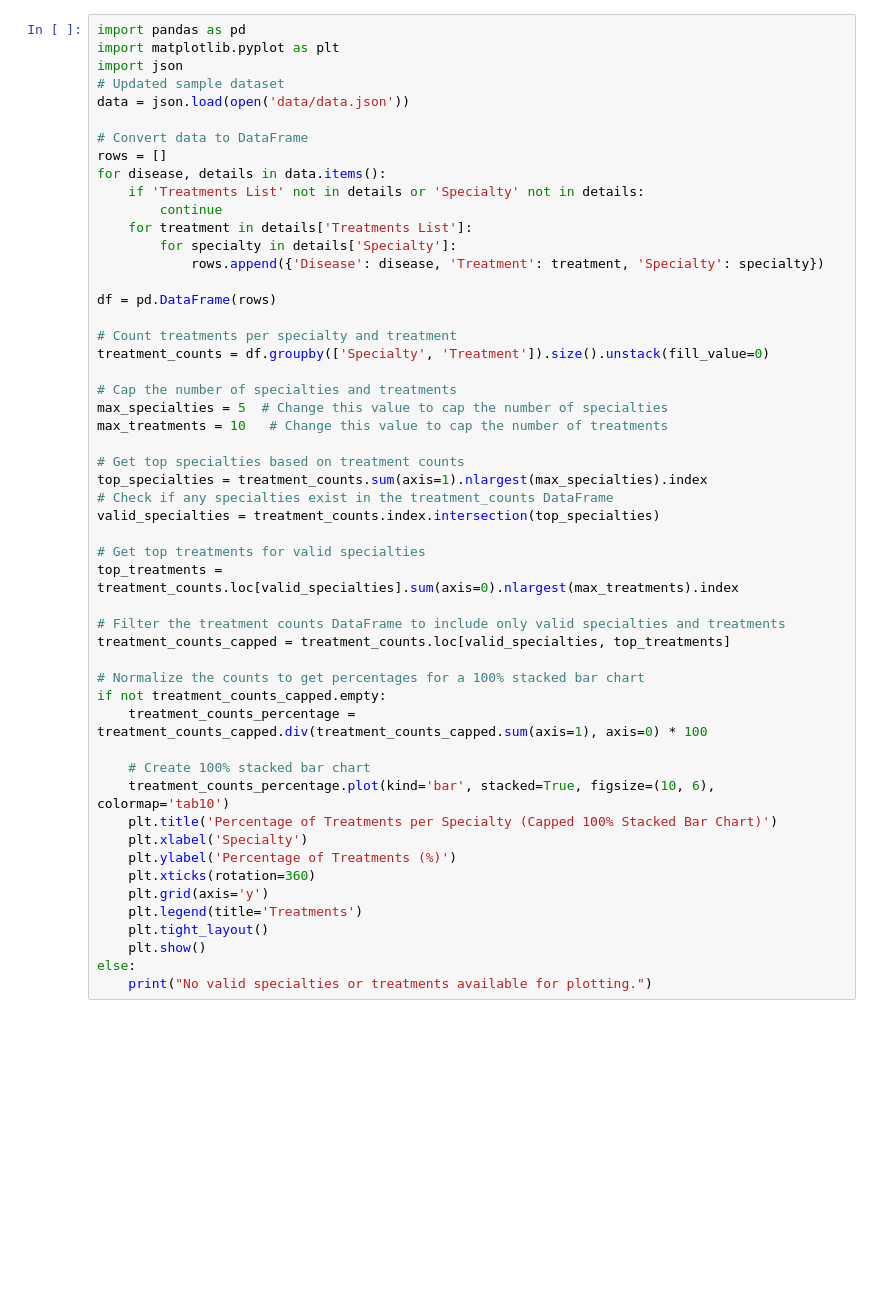
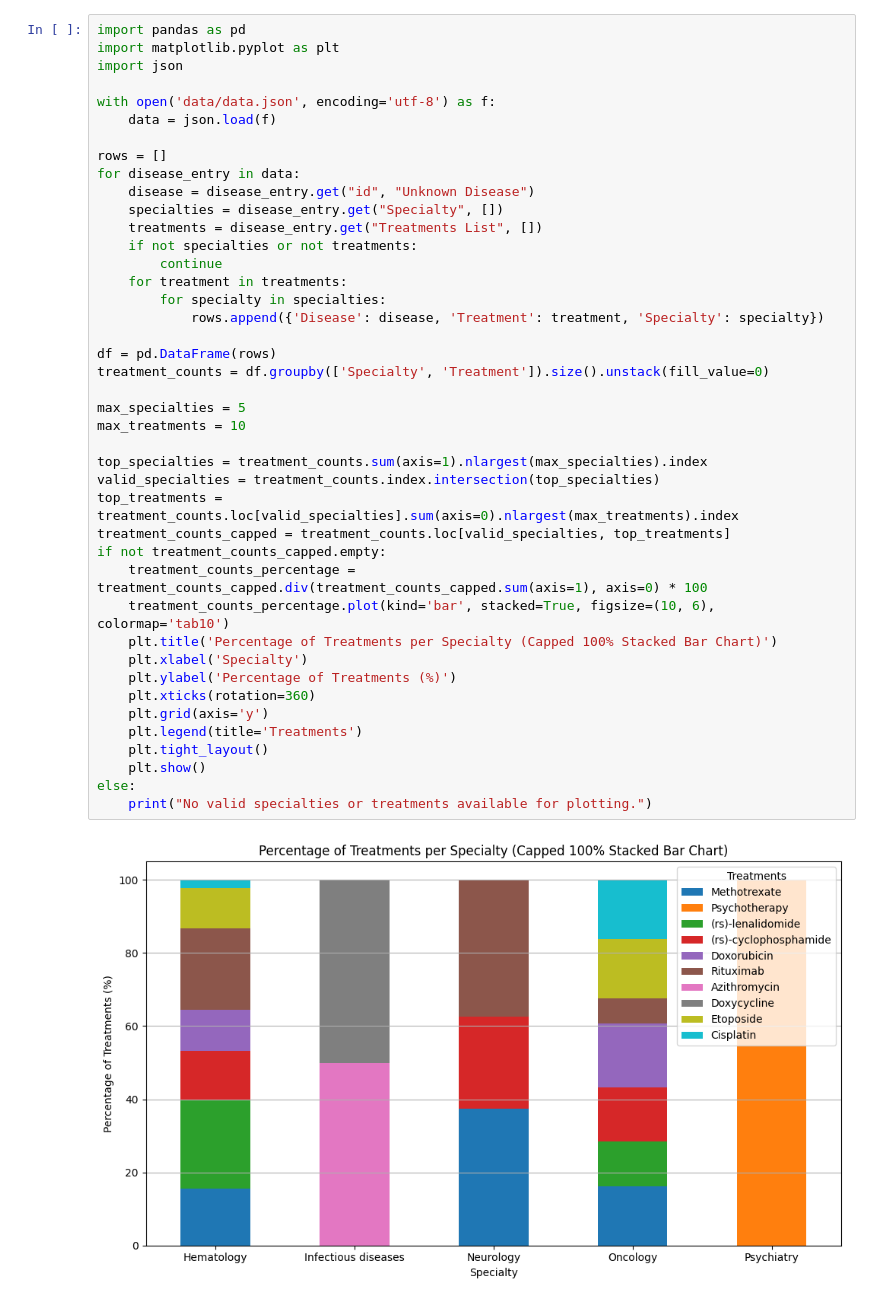
Before and after one commit to ritaleite03/FEUP-MEIC-PRI, a Jupyter notebook: project_1/analysis.ipynb, the cells around one changed output. Drawn from its saved outputs; the diff is of its cells as text; blank space fills up the shorter version.

```diff
--- a/project_1/analysis.ipynb
+++ b/project_1/analysis.ipynb
@@ -143,52 +110,44 @@ if "Total Revisions" in data.index:
 # %%
 import pandas as pd
 import matplotlib.pyplot as plt
 import json
-# Updated sample dataset
-data = json.load(open('data/data.json'))
 
-# Convert data to DataFrame
+with open('data/data.json', encoding='utf-8') as f:
+    data = json.load(f)
+
 rows = []
-for disease, details in data.items():
-    if 'Treatments List' not in details or 'Specialty' not in details:
+for disease_entry in data:
+    disease = disease_entry.get("id", "Unknown Disease")
+    specialties = disease_entry.get("Specialty", [])
+    treatments = disease_entry.get("Treatments List", [])
+    if not specialties or not treatments:
         continue
-    for treatment in details['Treatments List']:
-        for specialty in details['Specialty']:
+    for treatment in treatments:
+        for specialty in specialties:
             rows.append({'Disease': disease, 'Treatment': treatment, 'Specialty': specialty})
 
 df = pd.DataFrame(rows)
-
-# Count treatments per specialty and treatment
 treatment_counts = df.groupby(['Specialty', 'Treatment']).size().unstack(fill_value=0)
 
-# Cap the number of specialties and treatments
-max_specialties = 5  # Change this value to cap the number of specialties
-max_treatments = 10   # Change this value to cap the number of treatments
+max_specialties = 5
+max_treatments = 10
 
-# Get top specialties based on treatment counts
 top_specialties = treatment_counts.sum(axis=1).nlargest(max_specialties).index
-# Check if any specialties exist in the treatment_counts DataFrame
 valid_specialties = treatment_counts.index.intersection(top_specialties)
-
-# Get top treatments for valid specialties
 top_treatments = treatment_counts.loc[valid_specialties].sum(axis=0).nlargest(max_treatments).index
-
-# Filter the treatment counts DataFrame to include only valid specialties and treatments
 treatment_counts_capped = treatment_counts.loc[valid_specialties, top_treatments]
-
-# Normalize the counts to get percentages for a 100% stacked bar chart
 if not treatment_counts_capped.empty:
     treatment_counts_percentage = treatment_counts_capped.div(treatment_counts_capped.sum(axis=1), axis=0) * 100
-
-    # Create 100% stacked bar chart
     treatment_counts_percentage.plot(kind='bar', stacked=True, figsize=(10, 6), colormap='tab10')
     plt.title('Percentage of Treatments per Specialty (Capped 100% Stacked Bar Chart)')
     plt.xlabel('Specialty')
     plt.ylabel('Percentage of Treatments (%)')
     plt.xticks(rotation=360)
     plt.grid(axis='y')
     plt.legend(title='Treatments')
     plt.tight_layout()
     plt.show()
 else:
     print("No valid specialties or treatments available for plotting.")
+# %% [output]
+[figure, added]
```
Also changed, not shown: parts of 13 cells of this notebook.
